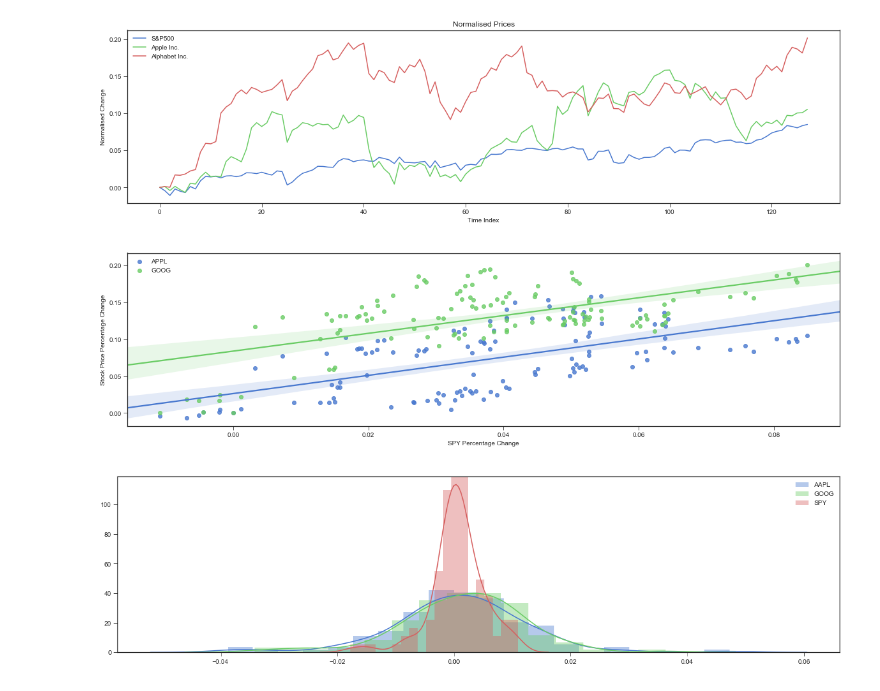
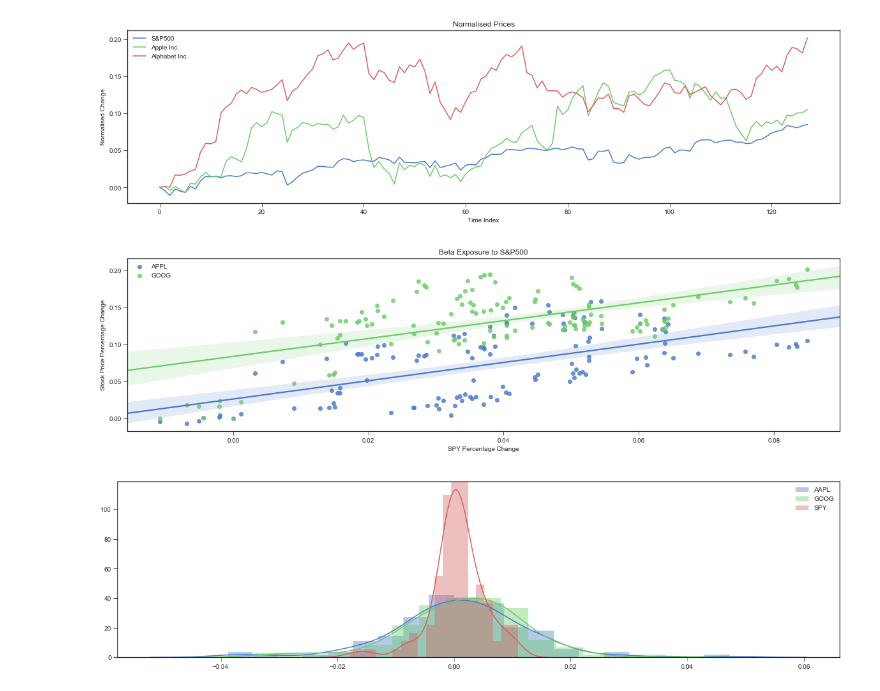
Before and after one commit to Imperial-College-Data-Science-Society/Lecture-3-Linear-Models, a Jupyter notebook: notebooks/Linear Models.ipynb, the cells around one changed output. Drawn from its saved outputs; the diff is of its cells as text; code cells hidden in the pictures.

```diff
--- a/notebooks/Linear Models.ipynb
+++ b/notebooks/Linear Models.ipynb
@@ -381,12 +411,13 @@ plt.legend();
 # %%
 # regression plots
 sns.regplot(spy_, aapl_, label='APPL')
 sns.regplot(spy_, goog_, label='GOOG')
+plt.title('Beta Exposure to S&P500')
 plt.xlabel('SPY Percentage Change')
 plt.ylabel('Stock Price Percentage Change')
 plt.legend();
 # %% [output]
-[figure, old version]
+[figure, new version]
 # %%
 # helper percentage return
 pct_change = lambda series: np.diff(series) / (series[:-1] + 1e-6) # WARNING: prone to division by zero
```
Also changed, not shown: parts of 20 cells of this notebook, 3 other files.
